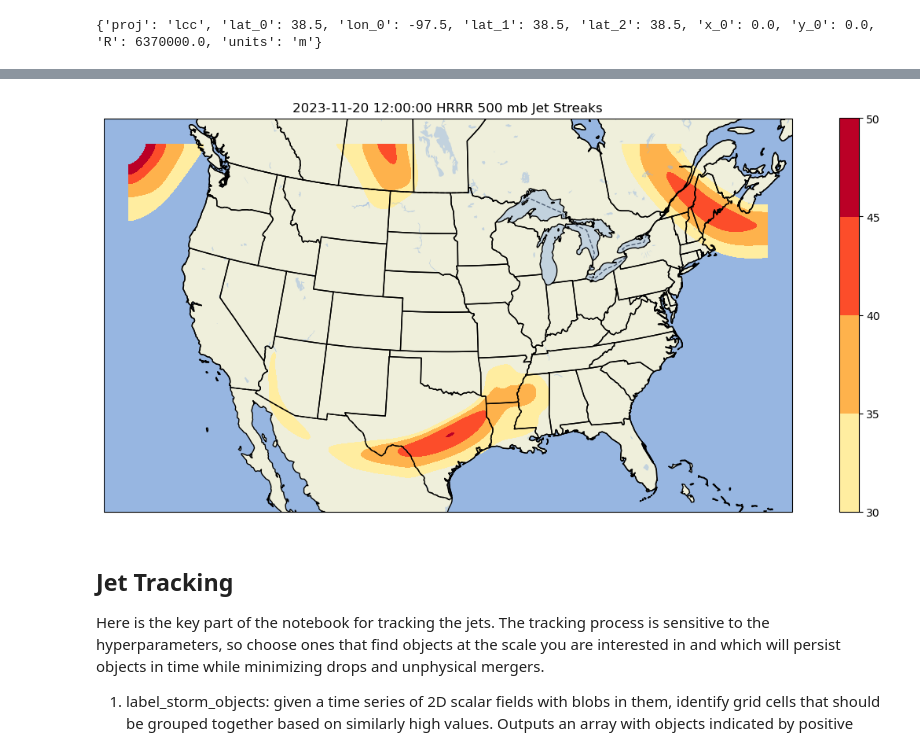
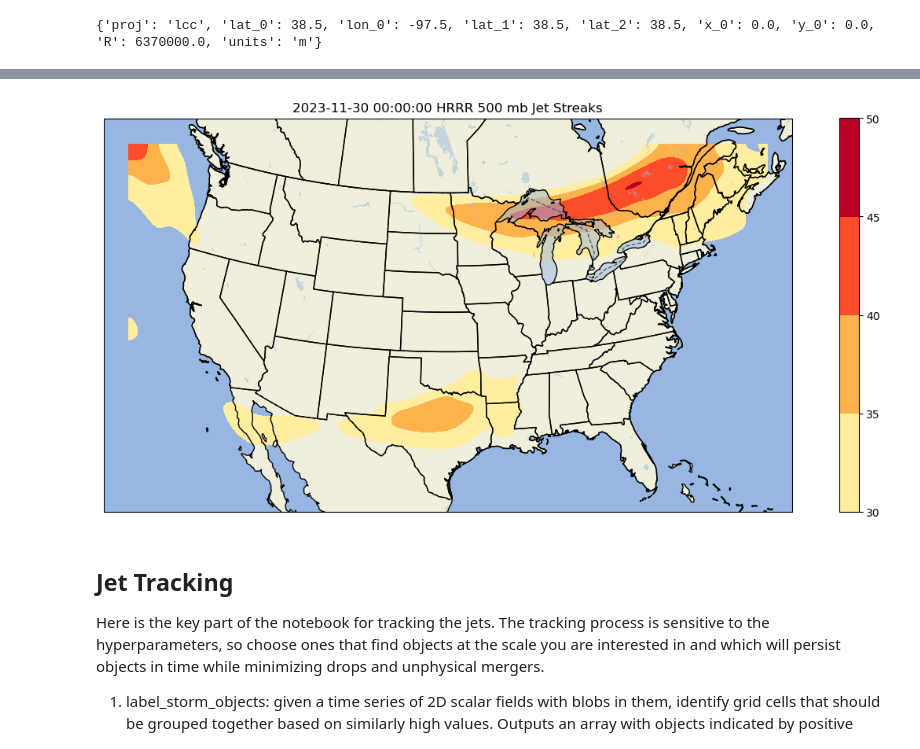
Before and after one commit to djgagne/jetlation, a Jupyter notebook: notebooks/hrrr_demo.ipynb, the cells around one changed output, grey strips where cells are left out. Drawn from its saved outputs; the diff is of its cells as text; code cells hidden in the pictures.

```diff
--- a/notebooks/hrrr_demo.ipynb
+++ b/notebooks/hrrr_demo.ipynb
@@ -22,10 +22,10 @@ import cartopy.feature as cfeature
 # %% [markdown]
 This section loads HRRR output from the [AWS/U. Utah HRRR Zarr archive](https://registry.opendata.aws/noaa-hrrr-pds/). Change the run date to download a different run. By default, the forecast hour range is set to 24 hours, but you can choose a different forecast period if you wish. If you want to run the tracking on a different pressure level, change the pressure level variable to one of the standard pressure levels.
 # %%
-run_date = pd.Timestamp("2023-11-20 12:00")
+run_date = pd.Timestamp("2023-11-30 00:00")
 pressure_level = 500
-start_f_hour = 0
-end_f_hour = 24
+start_f_hour = 12
+end_f_hour = 36
 start_date = run_date + pd.Timedelta(hours=start_f_hour)
 end_date = start_date + pd.Timedelta(hours=end_f_hour - start_f_hour)
 fh = pd.date_range(start_date, end_date, freq="1H") - run_date
@@ -68,7 +84,7 @@ ax.add_feature(cfeature.BORDERS, linestyle='--')
 ax.add_feature(cfeature.LAKES, alpha=0.5)
 ax.add_feature(cfeature.STATES)
 ax.set_extent((-125, -70, 22, 52))
-cont = ax.contourf(u_500_zarr.x, u_500_zarr.y, gaussian_filter(wspd_500[12], 20), [30, 35, 40, 45, 50], cmap="YlOrRd")
+cont = ax.contourf(u_500_zarr.x, u_500_zarr.y, gaussian_filter(wspd_500[14], 20), [30, 35, 40, 45, 50], cmap="YlOrRd")
 plt.colorbar(cont, ax=ax)
 plt.title(f"{run_date} HRRR 500 mb Jet Streaks")
 # %% [output]
@@ -76,4 +92,4 @@ Text(0.5, 1.0, '2023-11-20 12:00:00 HRRR 500 mb Jet Streaks')
-[figure, old version]
+[figure, new version]
 # %% [markdown]
 ## Jet Tracking
 Here is the key part of the notebook for tracking the jets. The tracking process is sensitive to the hyperparameters, so choose ones that
```
Also changed, not shown: parts of 6 cells of this notebook.
